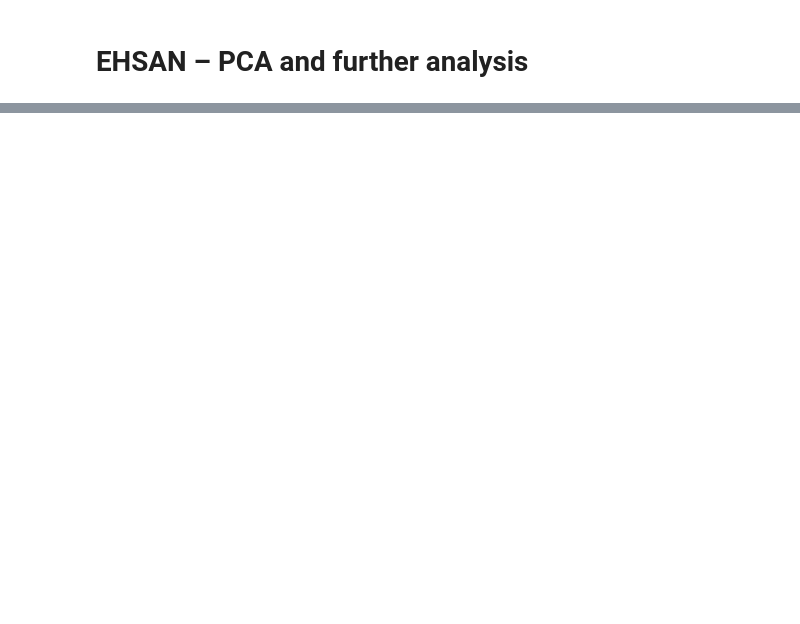
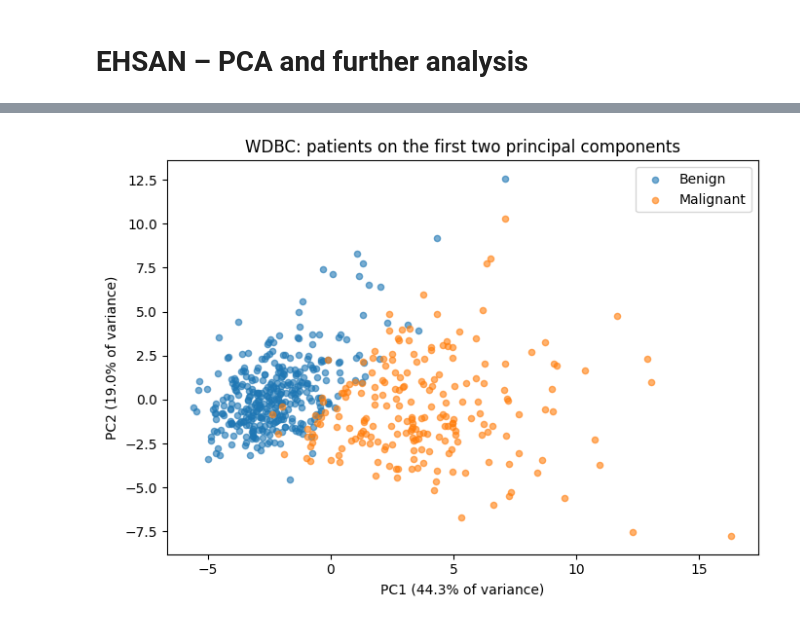
Before and after one commit to Bndreea/Team-9, a Jupyter notebook: Group9.ipynb, the cells around one changed output, grey strips where cells are left out. Saved outputs shown, nothing was run; the diff lists cells and outputs as text; code cells hidden in the pictures; blank space fills up the shorter version.

```diff
--- a/Group9.ipynb
+++ b/Group9.ipynb
@@ -1237,0 +881,17 @@ plt.show()
+# %%
+import numpy as np
+import pandas as pd
+import matplotlib.pyplot as plt
+import seaborn as sns
+
+# Diagnostic
+X_wdbc = x.copy()
+y_wdbc = y["Diagnosis"].map({"B": 0, "M": 1})
+wdbc_labels = {0: "Benign", 1: "Malignant"}
+
+# Prognostic
+X_wpbc = X_nuclear.copy()
+y_wpbc = Y.copy()
+wpbc_labels = {0: "No recurrence", 1: "Recurrence"}
+
+print("WDBC:", X_wdbc.shape, "| WPBC:", X_wpbc.shape)
@@ -1237,0 +1059,4 @@ plt.show()
+# %%
+plot_pc_scatter(pca_wdbc, X_wdbc_std, y_wdbc, wdbc_labels, "WDBC")
+# %% [output]
+[figure, added]
```
Also changed, not shown: parts of 42 cells of this notebook.
